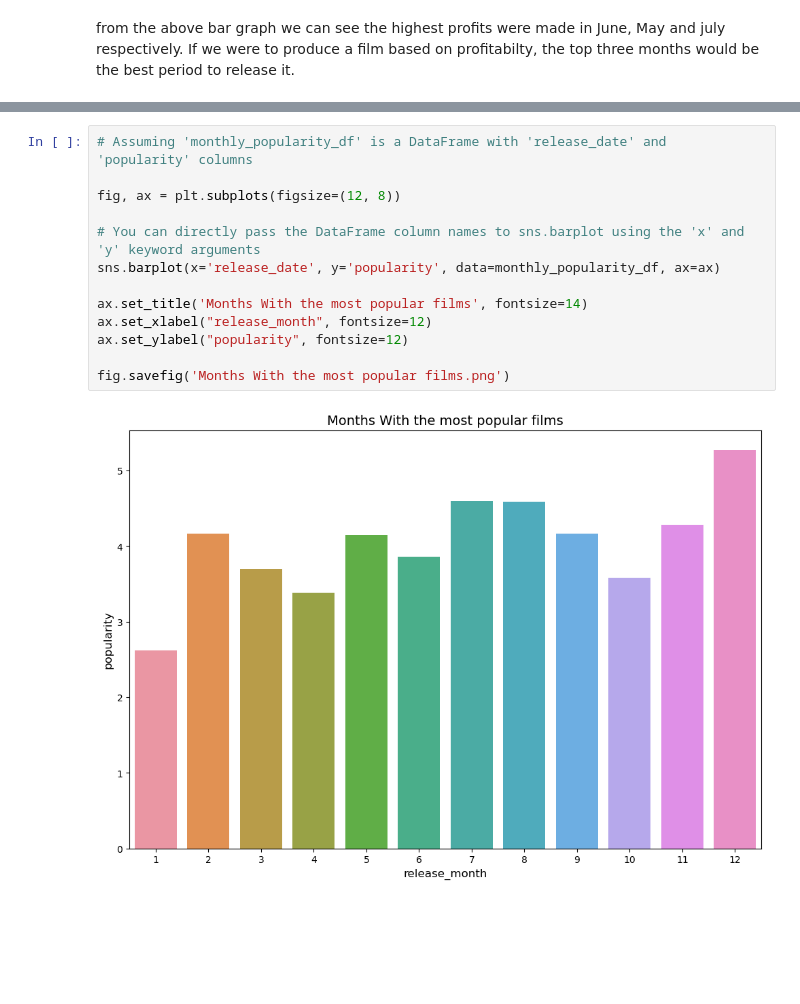
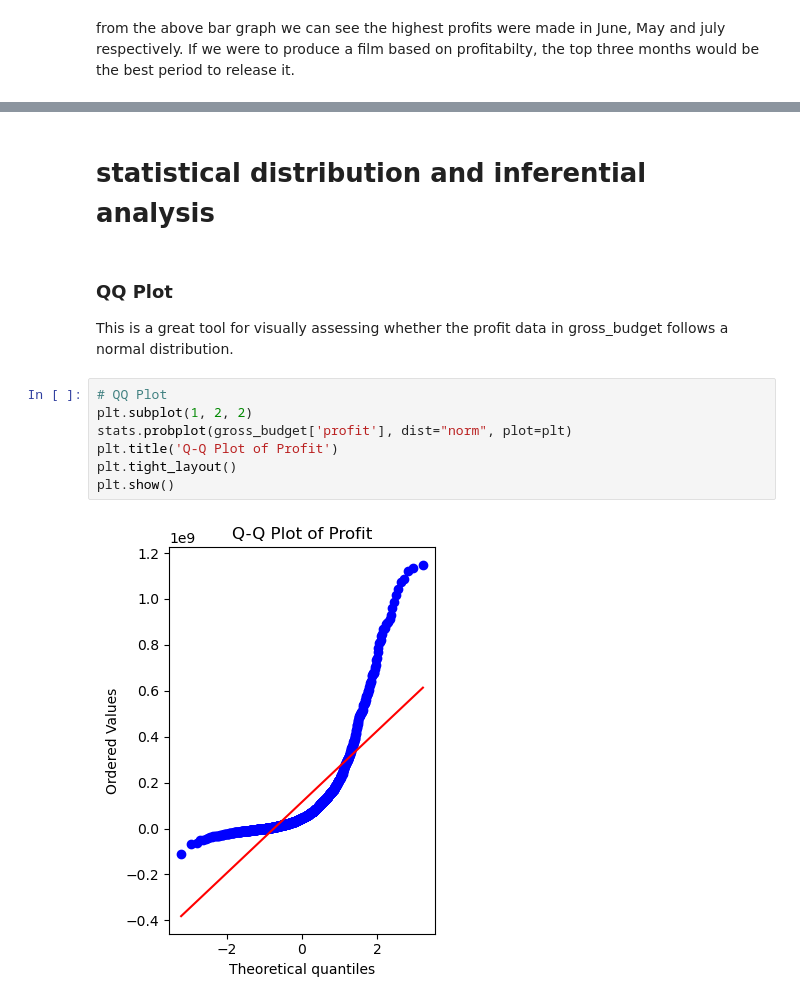
Before and after one commit to MuiruriVivian/PHASE-2-GROUP-7-PROJECT, a Jupyter notebook: Dominic.ipynb, the cells around one changed output, grey strips where cells are left out. Cells and saved outputs as stored; diff of their text form; blank space fills up the shorter version.

```diff
--- a/Dominic.ipynb
+++ b/Dominic.ipynb
@@ -492,15 +469,14 @@ monthly_popularity_df.sort_values('popularity', ascending=False)
-# %%
-# Assuming 'monthly_popularity_df' is a DataFrame with 'release_date' and 'popularity' columns
-
-fig, ax = plt.subplots(figsize=(12, 8))
-
-# You can directly pass the DataFrame column names to sns.barplot using the 'x' and 'y' keyword arguments
-sns.barplot(x='release_date', y='popularity', data=monthly_popularity_df, ax=ax)
-
-ax.set_title('Months With the most popular films', fontsize=14)
-ax.set_xlabel("release_month", fontsize=12)
-ax.set_ylabel("popularity", fontsize=12)
-
-fig.savefig('Months With the most popular films.png')
-# %% [output]
-[figure, removed]
+# %% [markdown]
+# statistical distribution and inferential analysis
+# %% [markdown]
+### QQ Plot
+This is a great tool for visually assessing whether the profit data in gross_budget follows a normal distribution.
+# %%
+# QQ Plot
+plt.subplot(1, 2, 2)
+stats.probplot(gross_budget['profit'], dist="norm", plot=plt)
+plt.title('Q-Q Plot of Profit')
+plt.tight_layout()
+plt.show()
+# %% [output]
+[figure, added]
```
Also changed, not shown: parts of 21 cells of this notebook.
